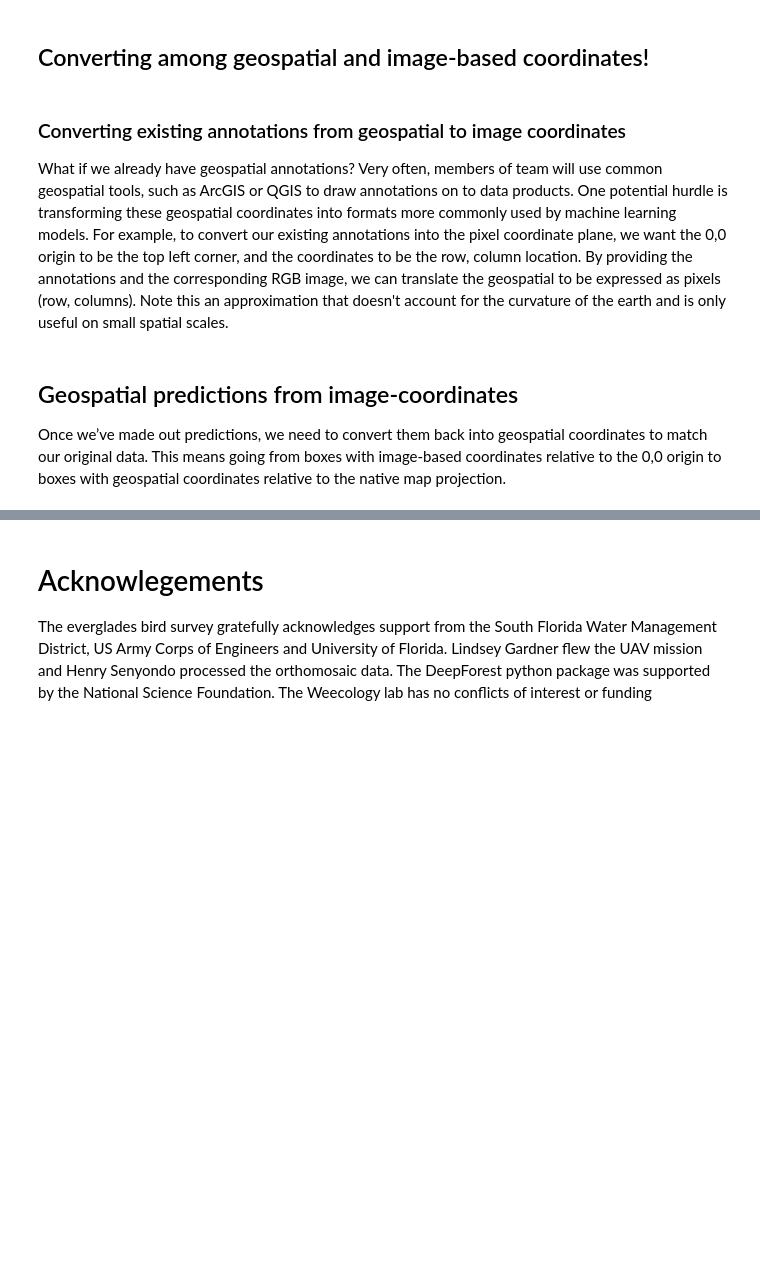
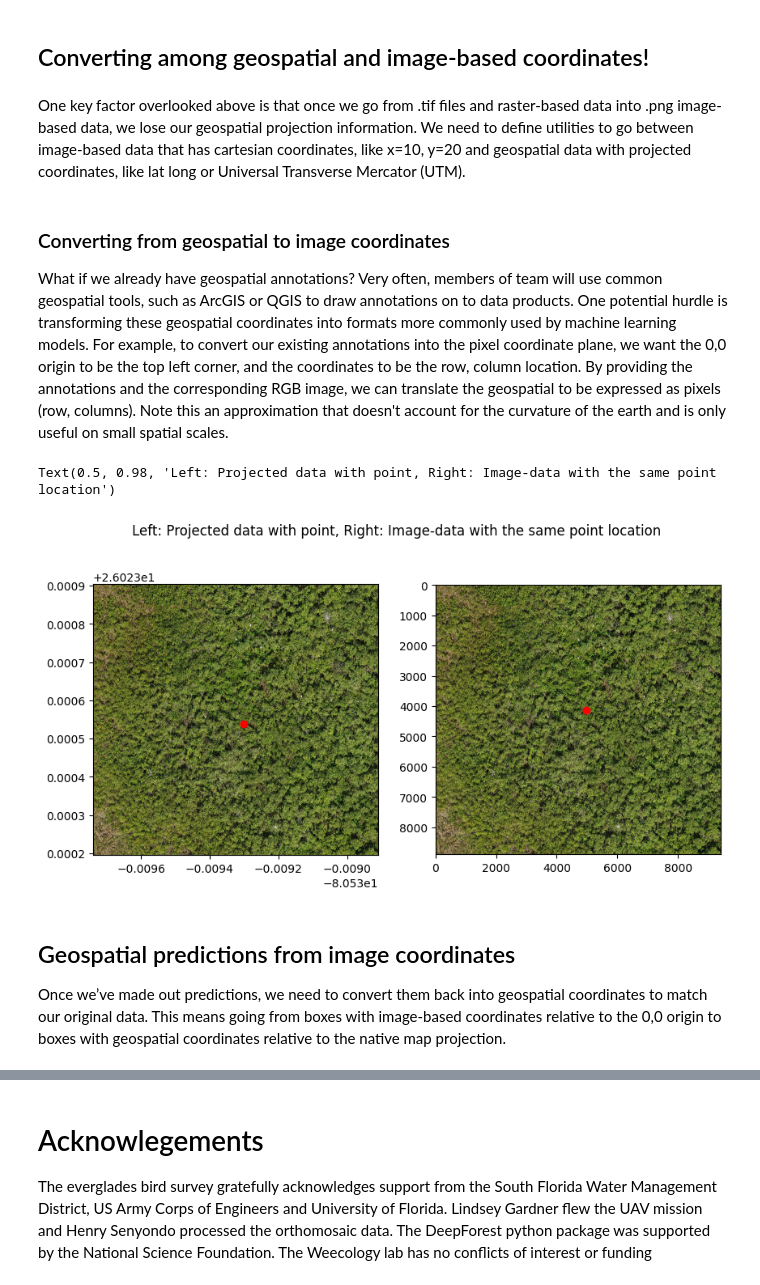
Before and after one commit to weecology/LabelStudio_BlogPost, a Jupyter notebook: blogpost.ipynb, the cells around one changed output, grey strips where cells are left out. Cells and saved outputs as stored; diff of their text form; code cells hidden in the pictures; blank space fills up the shorter version.

```diff
--- a/blogpost.ipynb
+++ b/blogpost.ipynb
@@ -224,36 +221,53 @@ import_image_tasks(
 After humans have reviewed and corrected these annotations, we can download them to train machine learning models using the web interface or label-studio’s python API.
 # %% [markdown]
 ## Converting among geospatial and image-based coordinates!
+# %% [markdown]
+One key factor overlooked above is that once we go from .tif files and raster-based data into .png image-based data, we lose our geospatial projection information. We need to define utilities to go between image-based data that has cartesian coordinates, like x=10, y=20 and geospatial data with projected coordinates, like lat long or Universal Transverse Mercator (UTM).
 # %% [markdown]
-### Converting existing annotations from geospatial to image coordinates
+### Converting from geospatial to image coordinates
 
 What if we already have geospatial annotations? Very often, members of team will use common geospatial tools, such as ArcGIS or QGIS to draw annotations on to data products. One potential hurdle is transforming these geospatial coordinates into formats more commonly used by machine learning models. For example, to convert our existing annotations into the pixel coordinate plane, we want the 0,0 origin to be the top left corner, and the coordinates to be the row, column location. By providing the annotations and the corresponding RGB image, we can translate the geospatial to be expressed as pixels (row, columns). Note this an approximation that doesn't account for the curvature of the earth and is only useful on small spatial scales.
 # %%
 import geopandas as gpd
 import rasterio as rio
+from rasterio.plot import show, plotting_extent
 from shapely.geometry import Point
 
 # Create a point geometry
 point = Point(-80.539301043, 26.023538480)
 
 # Create a GeoDataFrame with the point geometry
 gdf = gpd.GeoDataFrame(geometry=[point])
 
 # Set the coordinate reference system (CRS) if needed
 gdf.crs = 'EPSG:4326'
 
+# Make a two column figure
+fig, ax = plt.subplots(1, 2, figsize=(10, 5))
+
 with rio.open(image_path) as src:
+    gdf.head()
+    show(src, ax=ax[0])
+    gdf.plot(ax=ax[0], color='red')
+
     left, bottom, right, top = src.bounds
     image_resolution = src.res[0]
+    raster_data = src.read()
+
 left, bottom, right, top = src.bounds
 image_resolution = src.res[0]
 
 gdf.geometry = gdf.geometry.translate(xoff=-left, yoff=-top)
 gdf.geometry = gdf.geometry.scale(xfact=1/image_resolution, yfact=-1/image_resolution, origin=(0,0))
 gdf.crs = None
 
-gdf.head()
+ax[1].imshow(raster_data.transpose(1, 2, 0))
+gdf.plot(ax=ax[1], color='red')
+fig.suptitle("Left: Projected data with point, Right: Image-data with the same point location")
+# %% [output]
+Text(0.5, 0.98, 'Left: Projected data with point, Right: Image-data with the same point location')
+[figure, added]
 # %% [markdown]
-## Geospatial predictions from image-coordinates
+## Geospatial predictions from image coordinates
 
 Once we’ve made out predictions, we need to convert them back into geospatial coordinates to match our original data. This means going from boxes with image-based coordinates relative to the 0,0 origin to boxes with geospatial coordinates relative to the native map projection.
```
Also changed, not shown: parts of 19 cells of this notebook, 5 other files.
